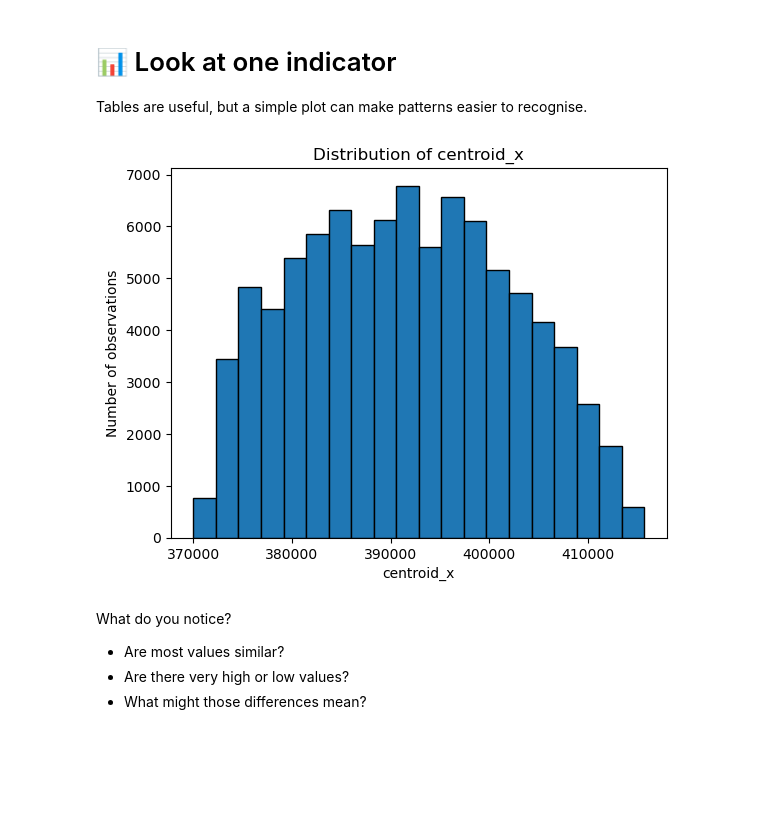
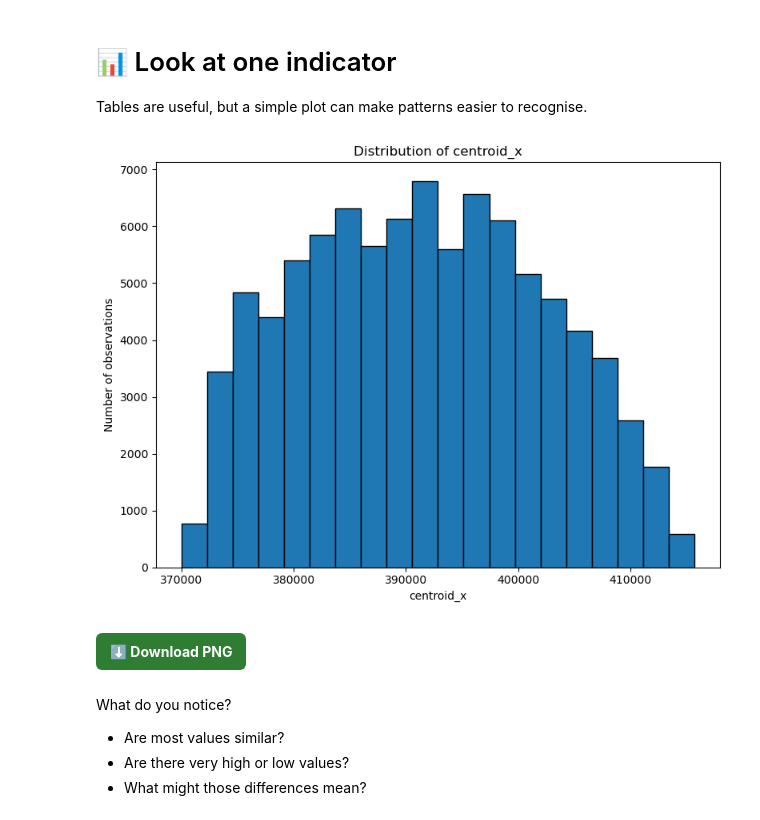
Before and after one commit to ioer-dresden/jupyter-book-ioerdata, a Jupyter notebook: notebooks/305_mission3_content.ipynb, the cells around one changed output. Saved outputs shown, nothing was run; the diff lists cells and outputs as text; code cells hidden in the pictures; blank space fills up the shorter version.

```diff
--- a/notebooks/305_mission3_content.ipynb
+++ b/notebooks/305_mission3_content.ipynb
@@ -145,23 +145,60 @@ Do any variables stand out?
 # 📊 Look at one indicator
 
 Tables are useful, but a simple plot can make patterns easier to recognise.
-# %%
-import matplotlib.pyplot as plt
-
-indicator = numeric_columns[0]
-
-gdf[indicator].plot(
-    kind="hist",
-    bins=20,
-    edgecolor="black"
-)
-
-plt.title(f"Distribution of {indicator}")
-plt.xlabel(indicator)
-plt.ylabel("Number of observations")
-plt.show()
-# %% [output]
-[figure, removed]
+# %%
+import matplotlib.pyplot as plt
+
+indicator = numeric_columns[0]
+
+fig, ax = plt.subplots(figsize=(8, 6))
+
+gdf[indicator].plot(
+    kind="hist",
+    bins=20,
+    edgecolor="black",
+    ax=ax
+)
+
+ax.set_title(f"Distribution of {indicator}")
+ax.set_xlabel(indicator)
+ax.set_ylabel("Number of observations")
+
+plt.tight_layout()
+plt.show()
+# %% [output]
+[figure, added]
+# %%
+#| tags: [remove-input]
+
+from IPython.display import HTML, display
+from pathlib import Path
+
+# Save files into the Jupyter Book static folder
+download_dir = Path.cwd() / "_static" / "g_output"
+download_dir.mkdir(parents=True, exist_ok=True)
+
+output1_png = download_dir / "distribution_of_centroid_x.png"
+#output1_pdf = download_dir / "local_climate_regulation_ugi_major_german_cities.pdf"
+
+fig.savefig(output1_png, dpi=300, bbox_inches="tight")
+#fig.savefig(output1_pdf, bbox_inches="tight")
+
+display(
+    HTML(
+        """
+<div style="margin-top: 1em; margin-bottom: 1em;">
+
+    <a href="../_static/g_output/distribution_of_centroid_x.png" download
+       style="display: inline-block; background-color: #2E7D32; color: white; padding: 10px 14px; text-decoration: none; border-radius: 6px; font-weight: bold; margin-right: 10px;">
+       ⬇️ Download PNG
+    </a>
+
+</div>
+"""
+    )
+)
+# %% [output]
+⬇️ Download PNG
 # %% [markdown]
 What do you notice?
 
```
Also changed, not shown: parts of 1 cell of this notebook, 24 other files.
